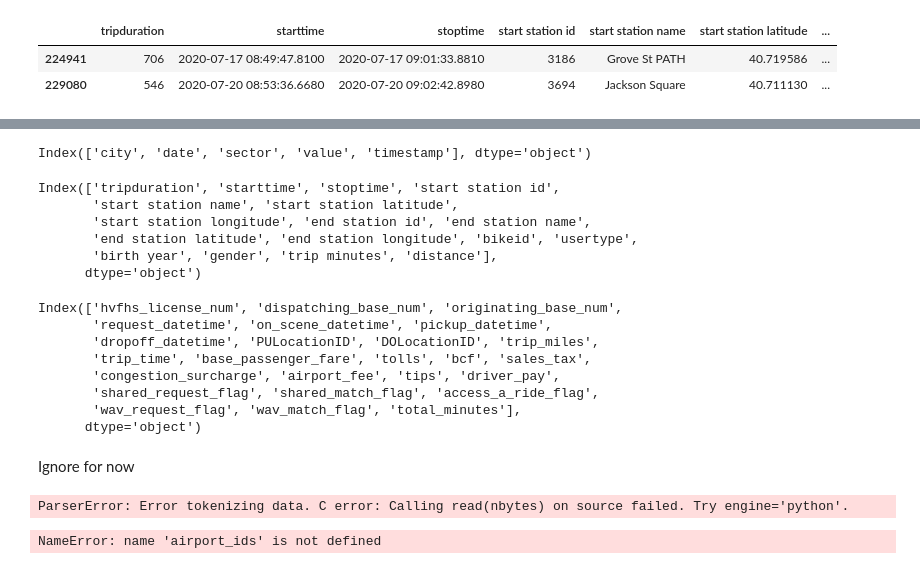
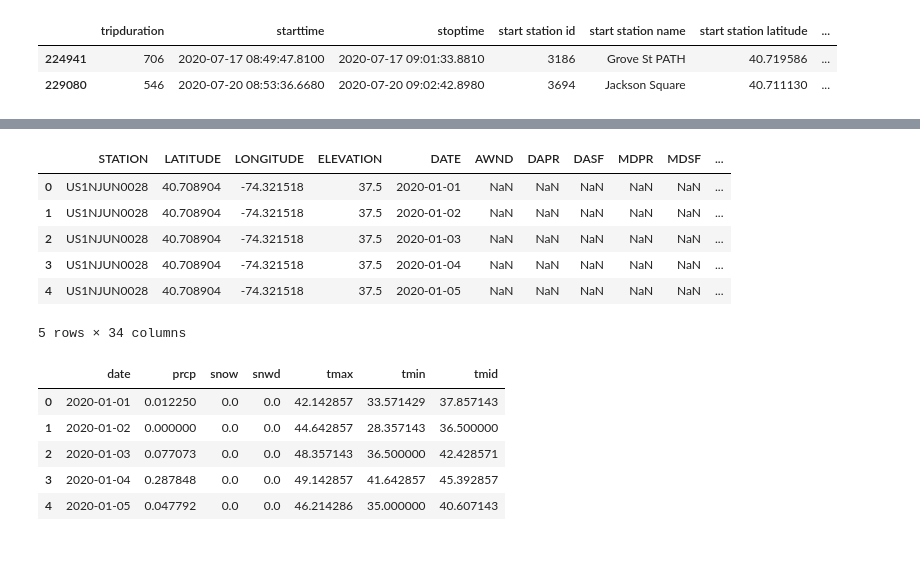
Before and after one commit to nallen19/DSandML, a Jupyter notebook: Project/Project.ipynb, the cells around one changed output, grey strips where cells are left out. Drawn from its saved outputs; the diff is of its cells as text; code cells hidden in the pictures.

```diff
--- a/Project/Project.ipynb
+++ b/Project/Project.ipynb
@@ -193,26 +147,0 @@ plt.show()
-# %%
-df_emissions.columns
-# %% [output]
-Index(['city', 'date', 'sector', 'value', 'timestamp'], dtype='object')
-# %%
-df_bike_clean.columns
-# %% [output]
-Index(['tripduration', 'starttime', 'stoptime', 'start station id',
-       'start station name', 'start station latitude',
-       'start station longitude', 'end station id', 'end station name',
-       'end station latitude', 'end station longitude', 'bikeid', 'usertype',
-       'birth year', 'gender', 'trip minutes', 'distance'],
-      dtype='object')
-# %%
-df_uber_clean.columns
-# %% [output]
-Index(['hvfhs_license_num', 'dispatching_base_num', 'originating_base_num',
-       'request_datetime', 'on_scene_datetime', 'pickup_datetime',
-       'dropoff_datetime', 'PULocationID', 'DOLocationID', 'trip_miles',
-       'trip_time', 'base_passenger_fare', 'tolls', 'bcf', 'sales_tax',
-       'congestion_surcharge', 'airport_fee', 'tips', 'driver_pay',
-       'shared_request_flag', 'shared_match_flag', 'access_a_ride_flag',
-       'wav_request_flag', 'wav_match_flag', 'total_minutes'],
-      dtype='object')
-# %% [markdown]
-Ignore for now
@@ -338,5 +148,11 @@ def plot_confusion_matrix(cm, classes, normalize=False, title='Confusion matrix'
 # %%
-fhvhv_tripdata_2021_01 = pd.read_csv('./Data/Uber/fhvhv_tripdata_2021-01.csv')
-fhvhv_tripdata_2021_01.head()
+df_weather = pd.read_csv('./Data/nyc_temperatures.csv')
+df_weather.head()
 # %% [output]
+|  | STATION | LATITUDE | LONGITUDE | ELEVATION | DATE | AWND | DAPR | DASF | MDPR | MDSF | ... |
+| 0 | US1NJUN0028 | 40.708904 | -74.321518 | 37.5 | 2020-01-01 | NaN | NaN | NaN | NaN | NaN | ... |
+| 1 | US1NJUN0028 | 40.708904 | -74.321518 | 37.5 | 2020-01-02 | NaN | NaN | NaN | NaN | NaN | ... |
+| 2 | US1NJUN0028 | 40.708904 | -74.321518 | 37.5 | 2020-01-03 | NaN | NaN | NaN | NaN | NaN | ... |
+| 3 | US1NJUN0028 | 40.708904 | -74.321518 | 37.5 | 2020-01-04 | NaN | NaN | NaN | NaN | NaN | ... |
+| 4 | US1NJUN0028 | 40.708904 | -74.321518 | 37.5 | 2020-01-05 | NaN | NaN | NaN | NaN | NaN | ... |
-ParserError: Error tokenizing data. C error: Calling read(nbytes) on source failed. Try engine='python'.
+5 rows × 34 columns
@@ -349,6 +159,20 @@ fhvhv_tripdata_2021_01['wav_match_flag'] = fhvhv_tripdata_2021_01['wav_match_fla
-# %%
-fhvhv_tripdata_2021_01.loc[fhvhv_tripdata_2021_01.PULocationID.isin(airport_ids) & fhvhv_tripdata_2021_01.DOLocationID.isin(airport_ids),'airport_fee'] = 6852*[5]
-fhvhv_tripdata_2021_01.loc[fhvhv_tripdata_2021_01.PULocationID.isin(airport_ids) & ~fhvhv_tripdata_2021_01.DOLocationID.isin(airport_ids),'airport_fee'] = 168695*[2.5]
-fhvhv_tripdata_2021_01.loc[~fhvhv_tripdata_2021_01.PULocationID.isin(airport_ids) & fhvhv_tripdata_2021_01.DOLocationID.isin(airport_ids),'airport_fee'] = 190456*[2.5]
-# %% [output]
-NameError: name 'airport_ids' is not defined
+# %%
+df_weather = df_weather.groupby('DATE').agg({
+    'PRCP': 'mean',
+    'SNOW': 'mean',
+    'SNWD': 'mean',
+    'TMAX': 'mean',
+    'TMIN': 'mean'
+}).reset_index()
+
+df_weather.columns = [col.lower() for col in df_weather.columns]
+
+df_weather['tmid'] = (df_weather['tmax'] + df_weather['tmin']) / 2
+df_weather.head()
+# %% [output]
+|  | date | prcp | snow | snwd | tmax | tmin | tmid |
+| 0 | 2020-01-01 | 0.012250 | 0.0 | 0.0 | 42.142857 | 33.571429 | 37.857143 |
+| 1 | 2020-01-02 | 0.000000 | 0.0 | 0.0 | 44.642857 | 28.357143 | 36.500000 |
+| 2 | 2020-01-03 | 0.077073 | 0.0 | 0.0 | 48.357143 | 36.500000 | 42.428571 |
+| 3 | 2020-01-04 | 0.287848 | 0.0 | 0.0 | 49.142857 | 41.642857 | 45.392857 |
+| 4 | 2020-01-05 | 0.047792 | 0.0 | 0.0 | 46.214286 | 35.000000 | 40.607143 |
```
Also changed, not shown: parts of 27 cells of this notebook, 12 other files.
